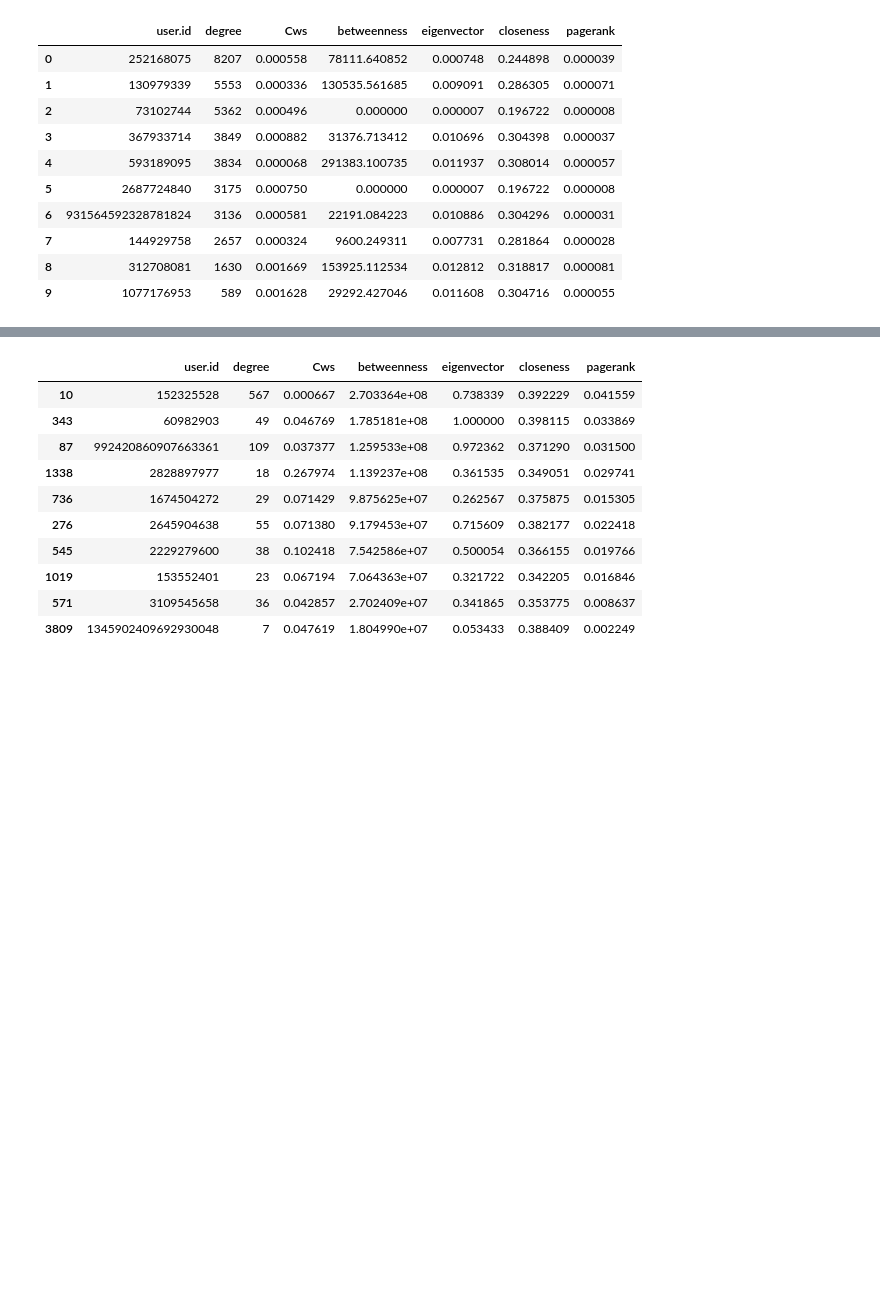
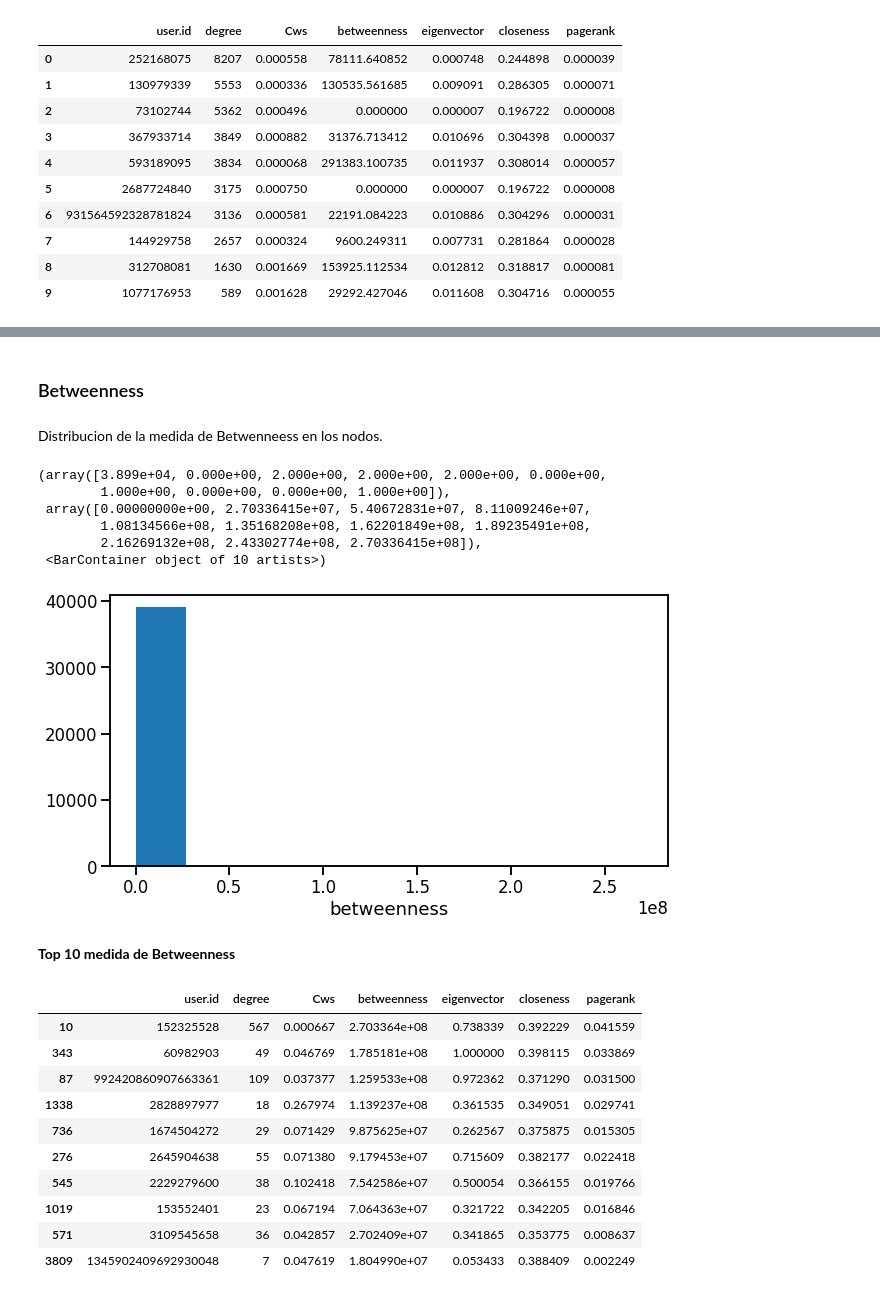
Before and after one commit to teoArganaraz/graphML, a Jupyter notebook: Practico.ipynb, the cells around one changed output, grey strips where cells are left out. Saved outputs shown, nothing was run; the diff lists cells and outputs as text; code cells hidden in the pictures; blank space fills up the shorter version.

```diff
--- a/Practico.ipynb
+++ b/Practico.ipynb
@@ -359,3 +369,21 @@ df_nodes.head(10)
+# %% [markdown]
+### Betweenness
+# %% [markdown]
+Distribucion de la medida de Betwenneess en los nodos.
+# %%
+fig, ax= plt.subplots(figsize=(10,5))
+ax.set_xlabel('betweenness')
+ax.hist(df_nodes['betweenness'])
+# %% [output]
+(array([3.899e+04, 0.000e+00, 2.000e+00, 2.000e+00, 2.000e+00, 0.000e+00,
+        1.000e+00, 0.000e+00, 0.000e+00, 1.000e+00]),
+ array([0.00000000e+00, 2.70336415e+07, 5.40672831e+07, 8.11009246e+07,
+        1.08134566e+08, 1.35168208e+08, 1.62201849e+08, 1.89235491e+08,
+        2.16269132e+08, 2.43302774e+08, 2.70336415e+08]),
+ <BarContainer object of 10 artists>)
+[figure, added]
+# %% [markdown]
+**Top 10 medida de Betweenness**
 # %%
 df_nodes.sort_values(by=["betweenness"], ascending=False).head(10)
 # %% [output]
```
Also changed, not shown: parts of 54 cells of this notebook.
